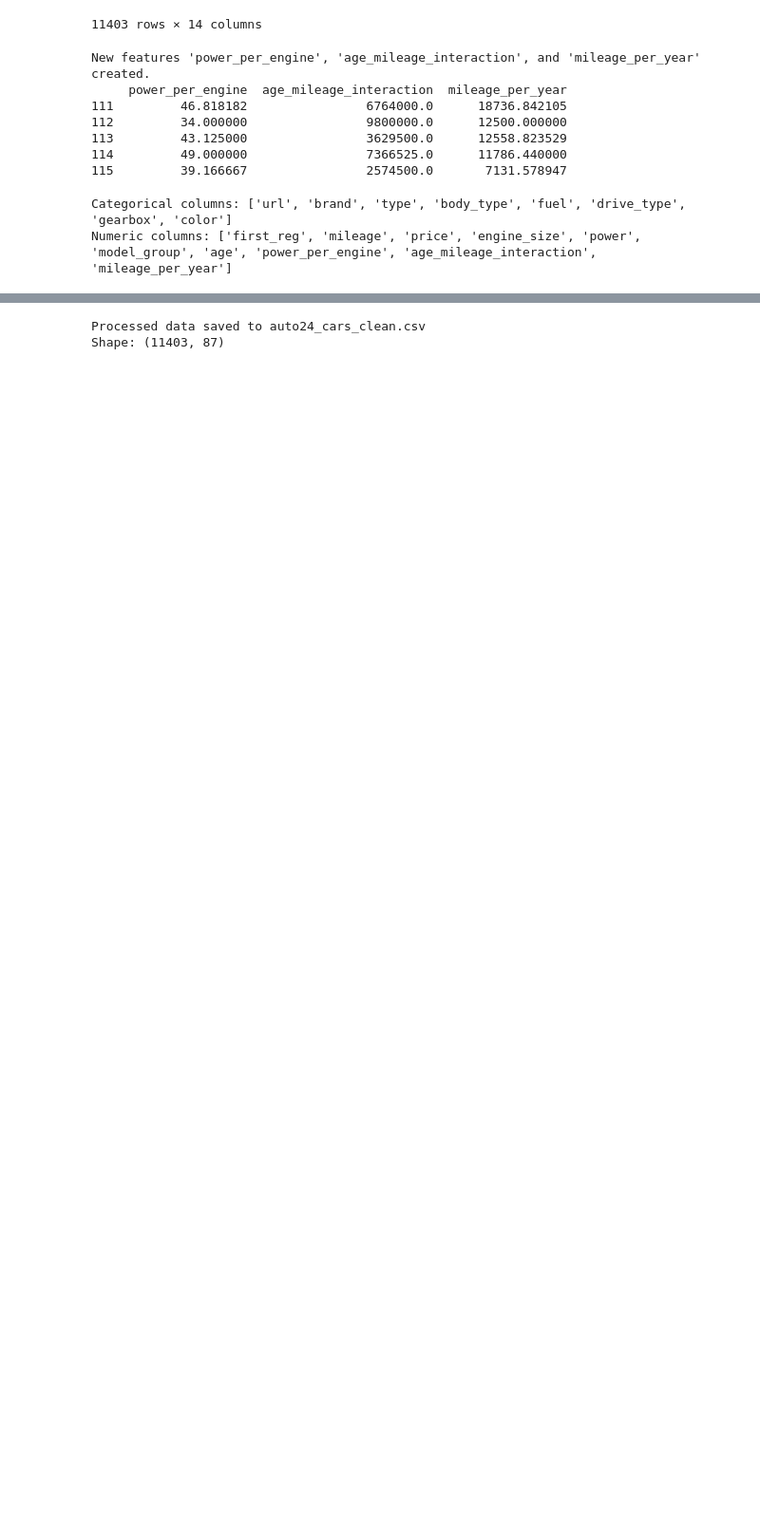
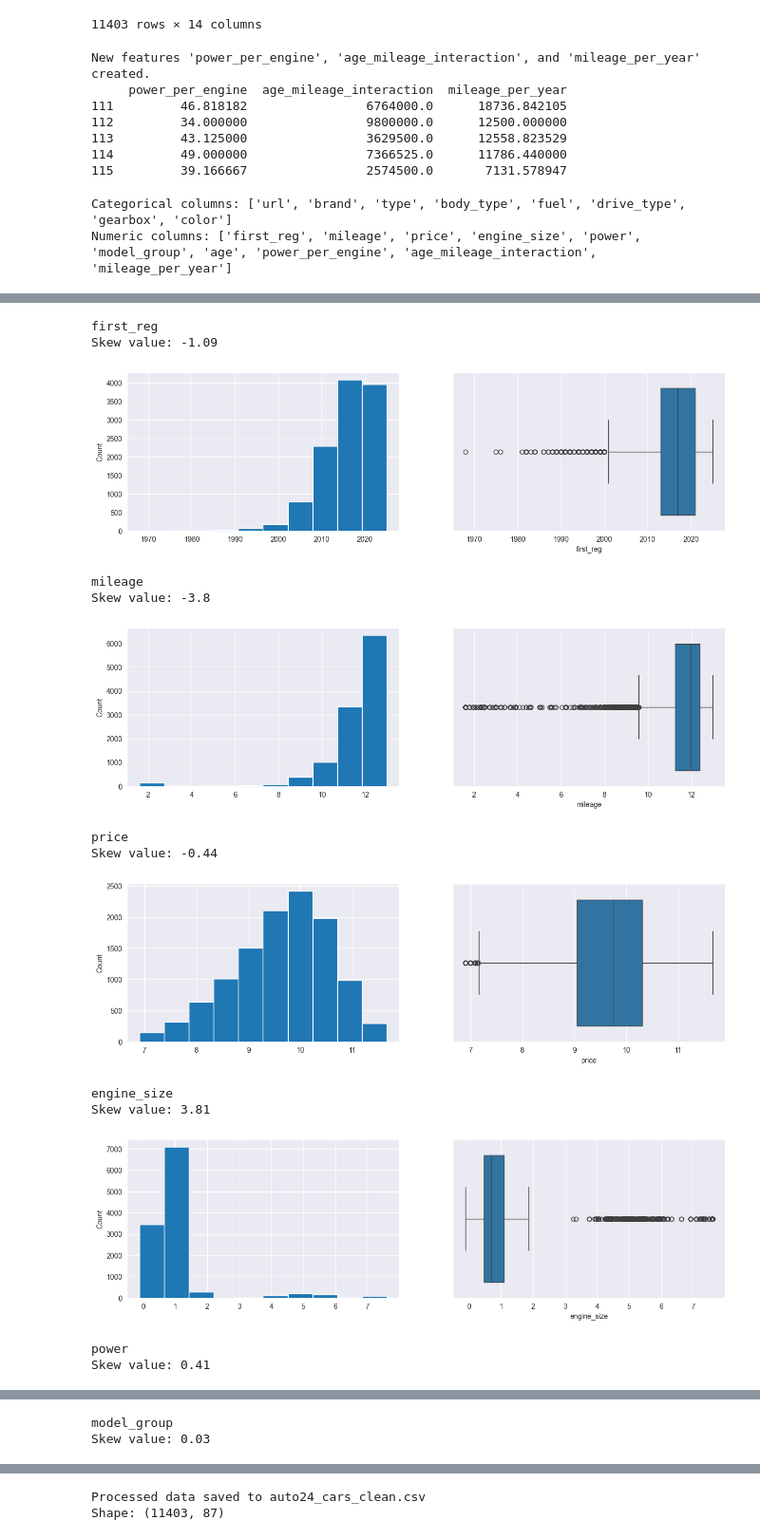
Before and after one commit to satqan/mtat.03.227-car-price-prediction, a Jupyter notebook: prepare_data.ipynb, the cells around one changed output, grey strips where cells are left out. Shown: that part at 95% size. Saved outputs shown, nothing was run; the diff lists cells and outputs as text; code cells hidden in the pictures; blank space fills up the shorter version.

```diff
--- a/prepare_data.ipynb
+++ b/prepare_data.ipynb
@@ -461,3 +491,30 @@ df['age_mileage_interaction'] = np.log(df['age_mileage_interaction'])
 # Handle non-positive mileage_per_year values before log transformation
 df.loc[df['mileage_per_year'] <= 0, 'mileage_per_year'] = 1
 df['mileage_per_year'] = np.log(df['mileage_per_year'])
+# %%
+# Plotting num cols distributions again after log transformation. We see that there is lot less skewness now and columns are more balanced
+for col in num_cols:
+    print(col)
+    print('Skew value:', round(df[col].skew(), 2))
+    plt.figure(figsize = (15, 4))
+    plt.subplot(1, 2, 1)
+    df[col].hist(grid=True)
+    plt.ylabel('Count')
+    plt.subplot(1, 2, 2)
+    sns.boxplot(x=df[col])
+    plt.show()
+# %% [output]
+first_reg
+Skew value: -1.09
+[figure, added]
+mileage
+Skew value: -3.8
+[figure, added]
+price
+Skew value: -0.44
+[figure, added]
+engine_size
+Skew value: 3.81
+[figure, added]
+power
+Skew value: 0.41
@@ -463,0 +522,2 @@ df['mileage_per_year'] = np.log(df['mileage_per_year'])
+model_group
+Skew value: 0.03
```
Also changed, not shown: parts of 7 cells of this notebook, 2 other files.
